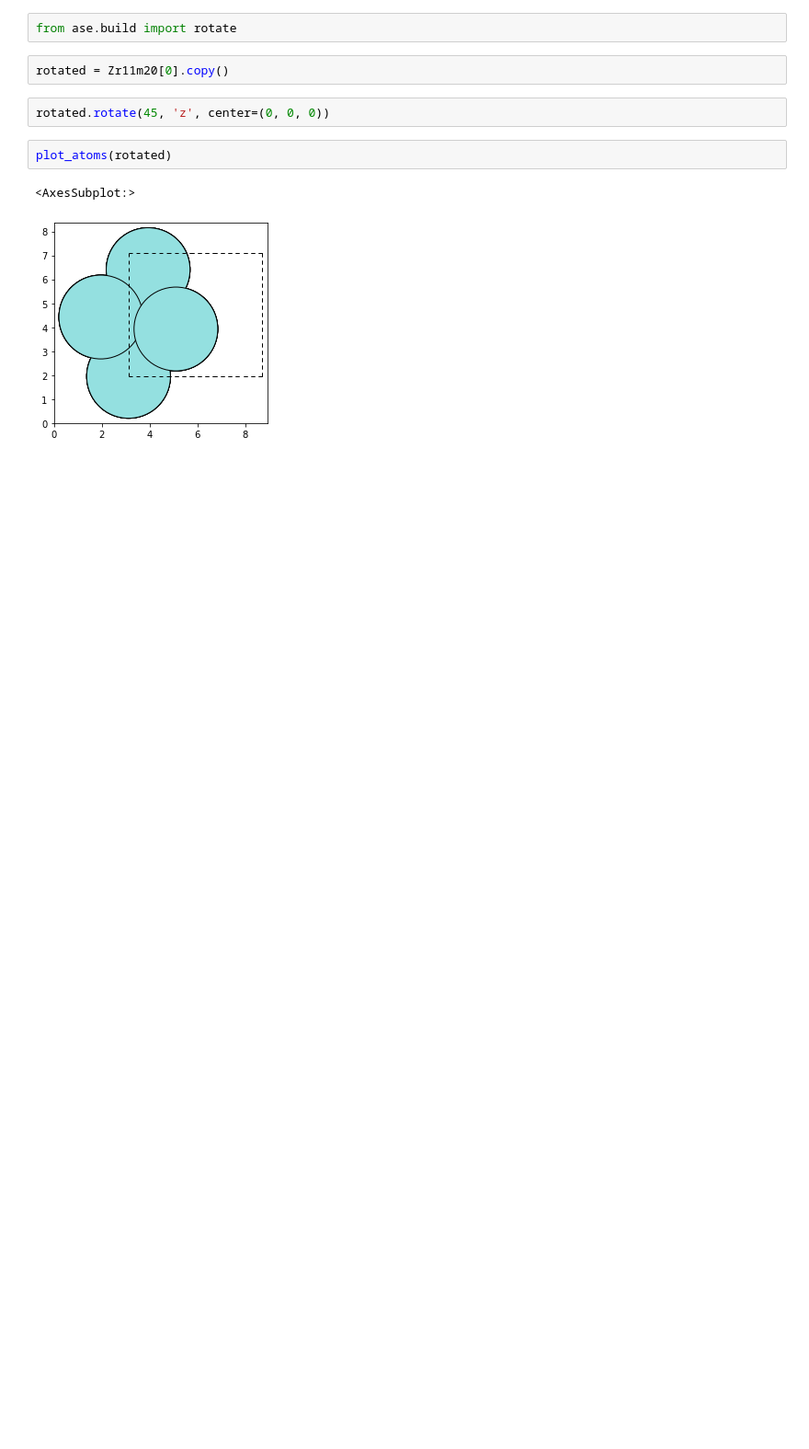
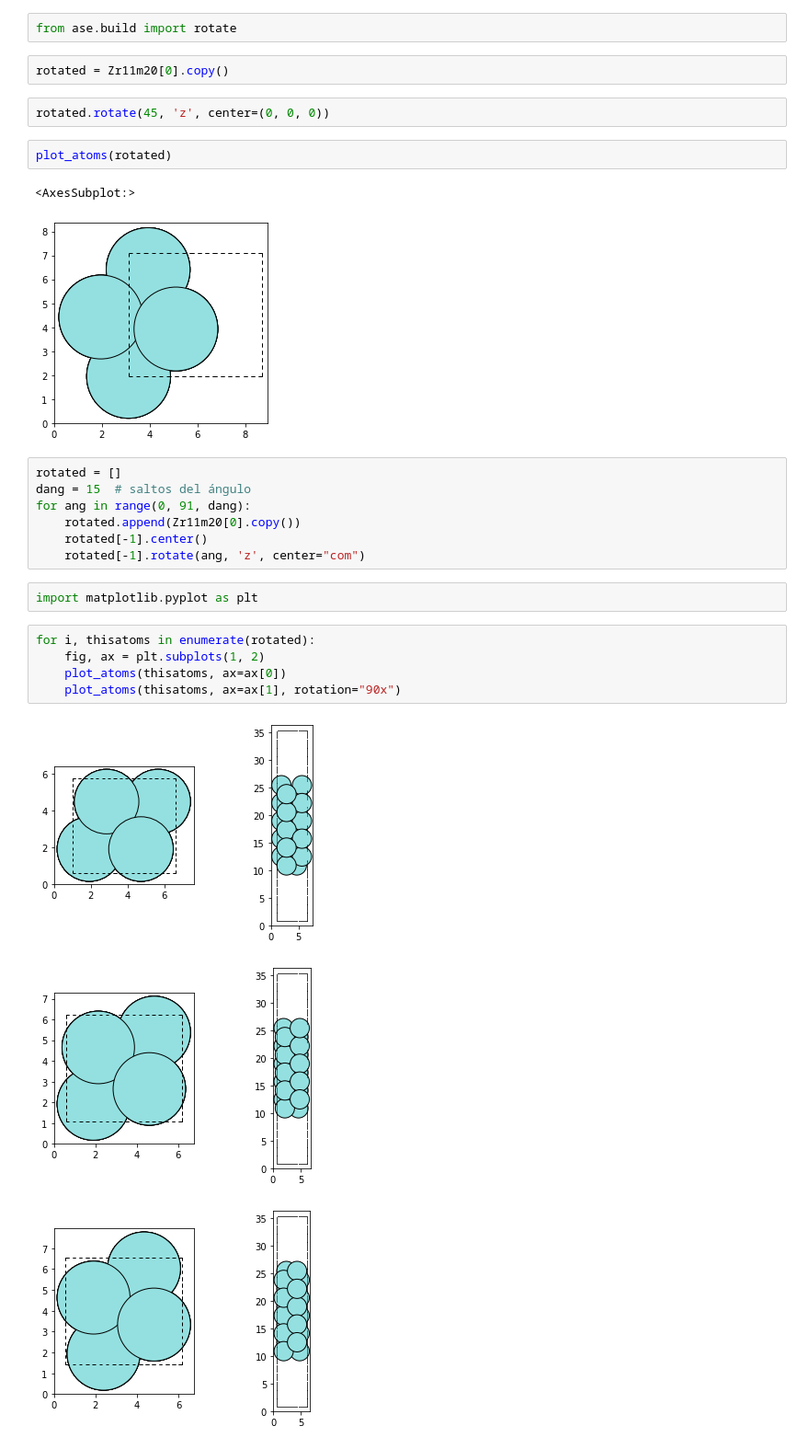
Before and after one commit to Division-Aleaciones-Especiales/ZrO2-Fractura, a Jupyter notebook: GenZrHCPyZrOrtho.ipynb, the cells around one changed output. Shown at 92% size. Saved outputs shown, nothing was run; the diff lists cells and outputs as text; blank space fills up the shorter version.

```diff
--- a/GenZrHCPyZrOrtho.ipynb
+++ b/GenZrHCPyZrOrtho.ipynb
@@ -50,3 +49,21 @@ plot_atoms(rotated)
 # %% [output]
 <AxesSubplot:>
 [figure]
+# %%
+rotated = []
+dang = 15  # saltos del ángulo
+for ang in range(0, 91, dang):
+    rotated.append(Zr11m20[0].copy())
+    rotated[-1].center()
+    rotated[-1].rotate(ang, 'z', center="com")
+# %%
+import matplotlib.pyplot as plt
+# %%
+for i, thisatoms in enumerate(rotated):
+    fig, ax = plt.subplots(1, 2)
+    plot_atoms(thisatoms, ax=ax[0])
+    plot_atoms(thisatoms, ax=ax[1], rotation="90x")
+# %% [output]
+[figure, added]
+[figure, added]
+[figure, added]
```
Also changed, not shown: parts of 2 cells of this notebook, 3 other files.
